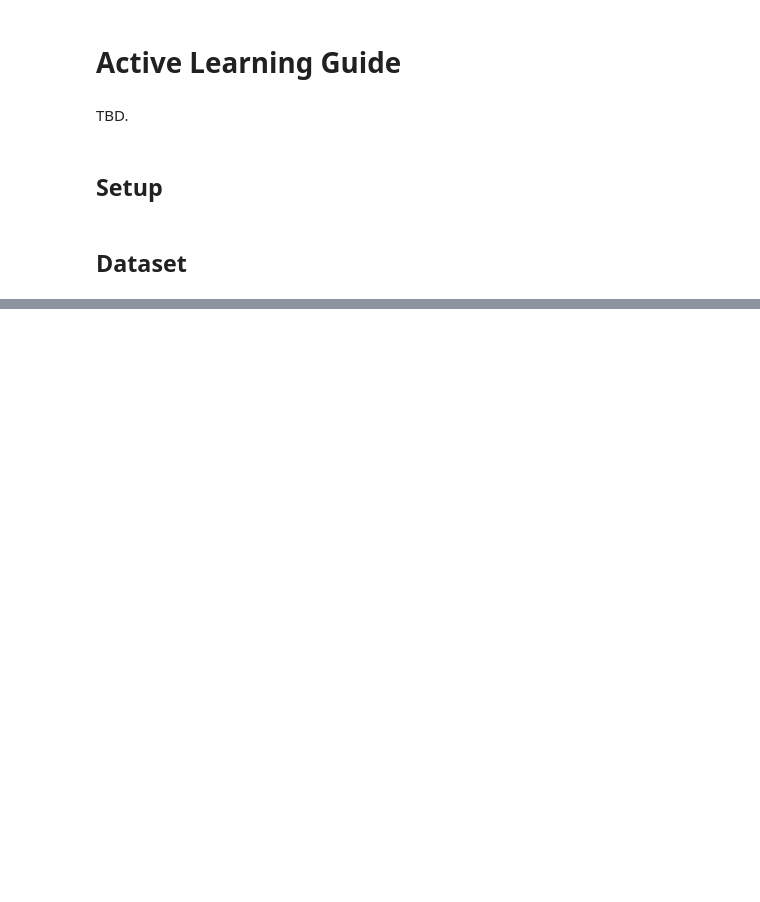
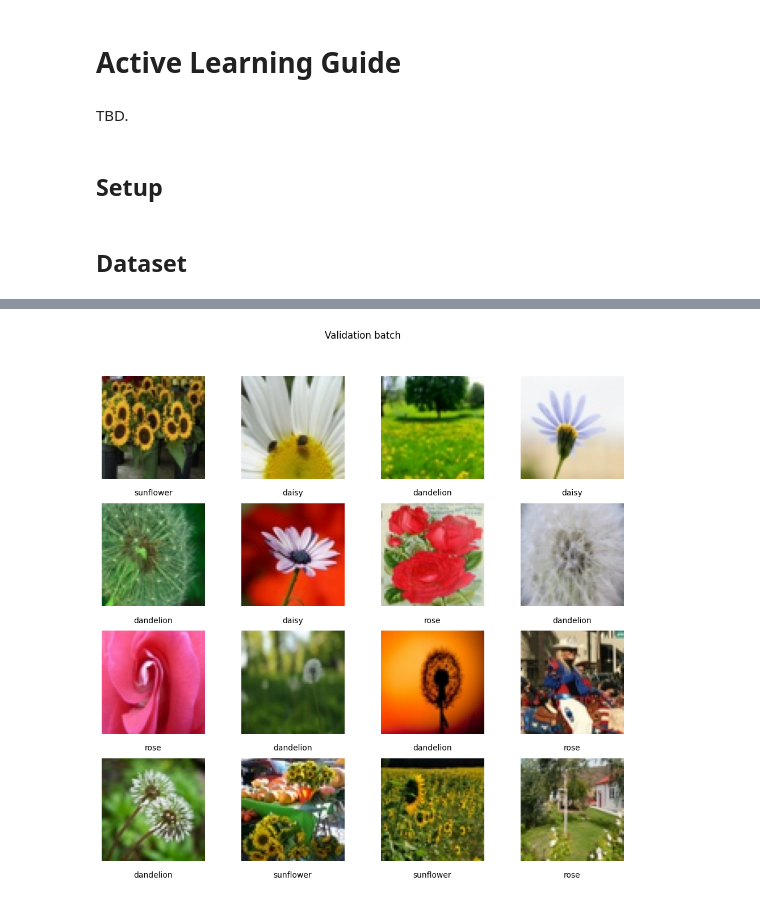
Before and after one commit to mxagar/active_learning_guide, a Jupyter notebook: active_learning.ipynb, the cells around one changed output, grey strips where cells are left out. Saved outputs shown, nothing was run; the diff lists cells and outputs as text; code cells hidden in the pictures; blank space fills up the shorter version.

```diff
--- a/active_learning.ipynb
+++ b/active_learning.ipynb
@@ -48,0 +117,5 @@ train_idx, pool_idx, val_idx, test_idx = data_utils.train_test_val_split(
+# %%
+batch = next(iter(val_loader))
+visualize_batch(batch, class_names=classes, title="Validation batch")
+# %% [output]
+[figure, added]
```
Also changed, not shown: parts of 10 cells of this notebook, 4 other files.
